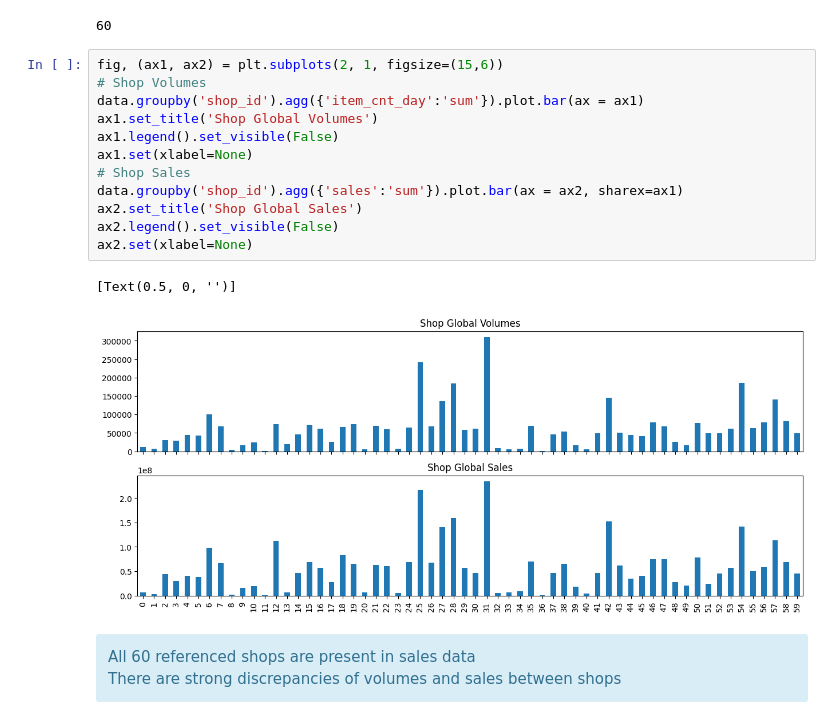
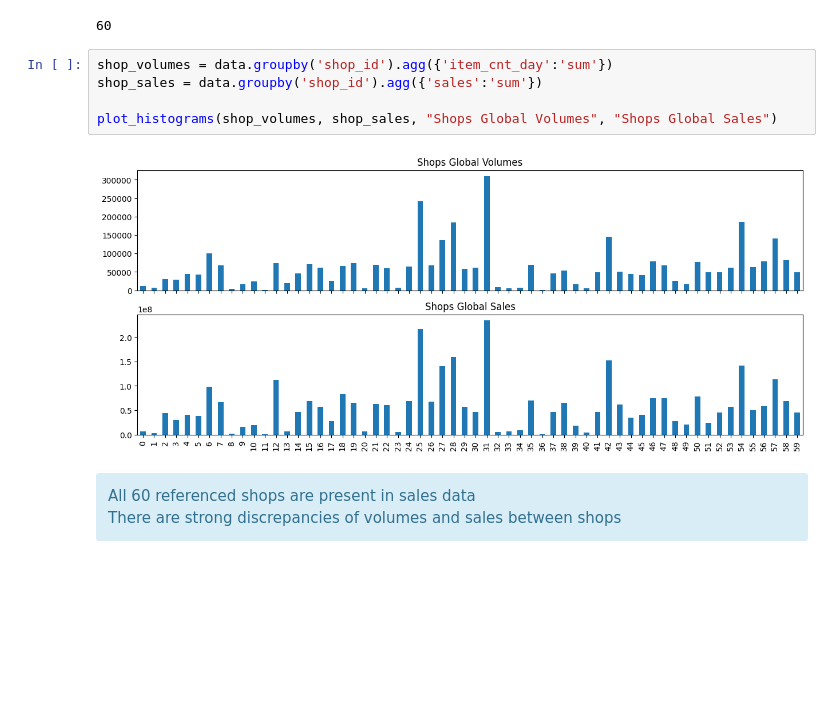
Before and after one commit to paulrousset/kaggle-future-sales, a Jupyter notebook: 01 - Exploration.ipynb, the cells around one changed output. Saved outputs shown, nothing was run; the diff lists cells and outputs as text; blank space fills up the shorter version.

```diff
--- a/01 - Exploration.ipynb
+++ b/01 - Exploration.ipynb
@@ -187,21 +221,13 @@ ax2.set(xlabel=None)
 data['shop_id'].nunique()
 # %% [output]
 60
-# %%
-fig, (ax1, ax2) = plt.subplots(2, 1, figsize=(15,6))
-# Shop Volumes
-data.groupby('shop_id').agg({'item_cnt_day':'sum'}).plot.bar(ax = ax1)
-ax1.set_title('Shop Global Volumes')
-ax1.legend().set_visible(False)
-ax1.set(xlabel=None)
-# Shop Sales
-data.groupby('shop_id').agg({'sales':'sum'}).plot.bar(ax = ax2, sharex=ax1)
-ax2.set_title('Shop Global Sales')
-ax2.legend().set_visible(False)
-ax2.set(xlabel=None)
-# %% [output]
-[Text(0.5, 0, '')]
-[figure, removed]
+# %%
+shop_volumes = data.groupby('shop_id').agg({'item_cnt_day':'sum'})
+shop_sales = data.groupby('shop_id').agg({'sales':'sum'})
+
+plot_histograms(shop_volumes, shop_sales, "Shops Global Volumes", "Shops Global Sales")
+# %% [output]
+[figure, added]
 # %% [markdown]
 <div class="alert alert-block alert-info">
 All 60 referenced shops are present in sales data <br>
```
Also changed, not shown: parts of 69 cells of this notebook, 1 other file.
